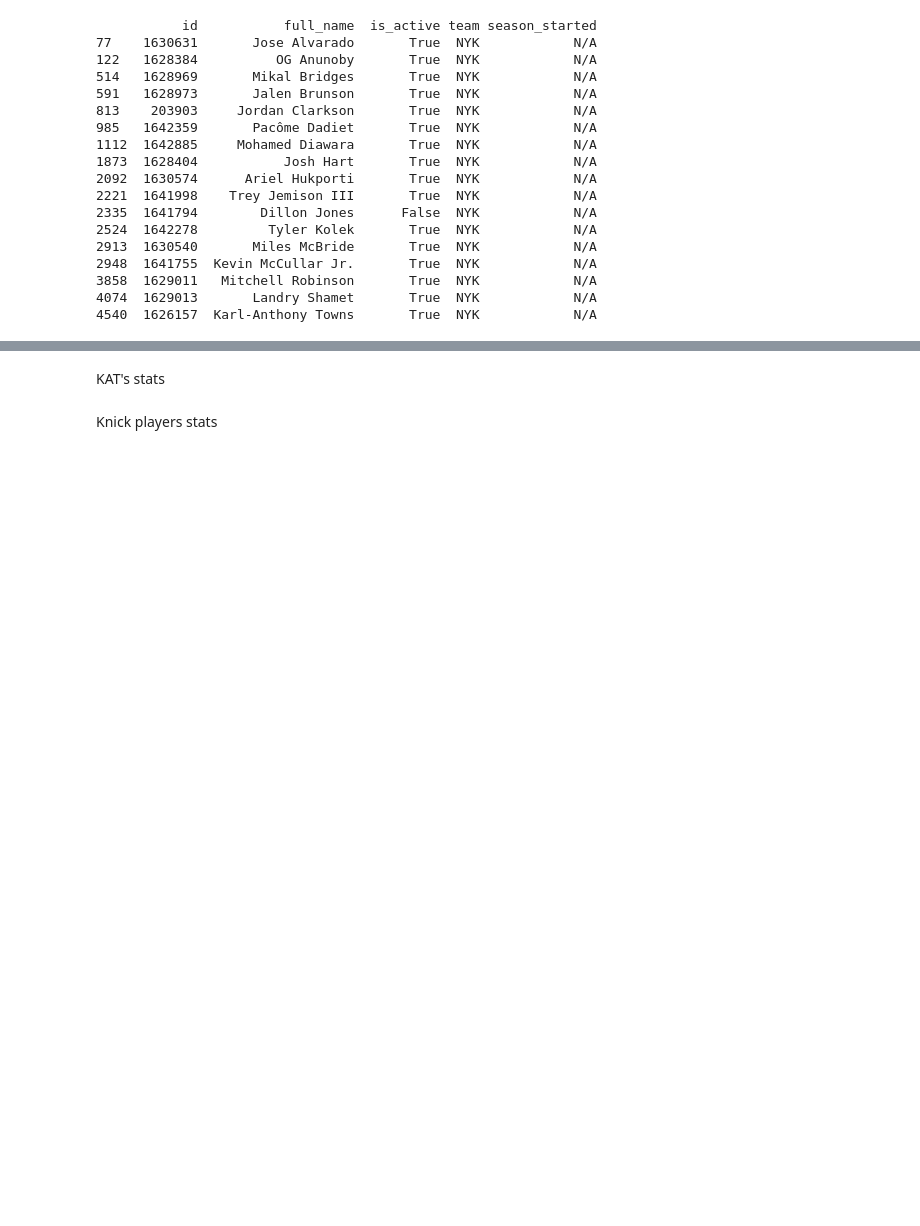
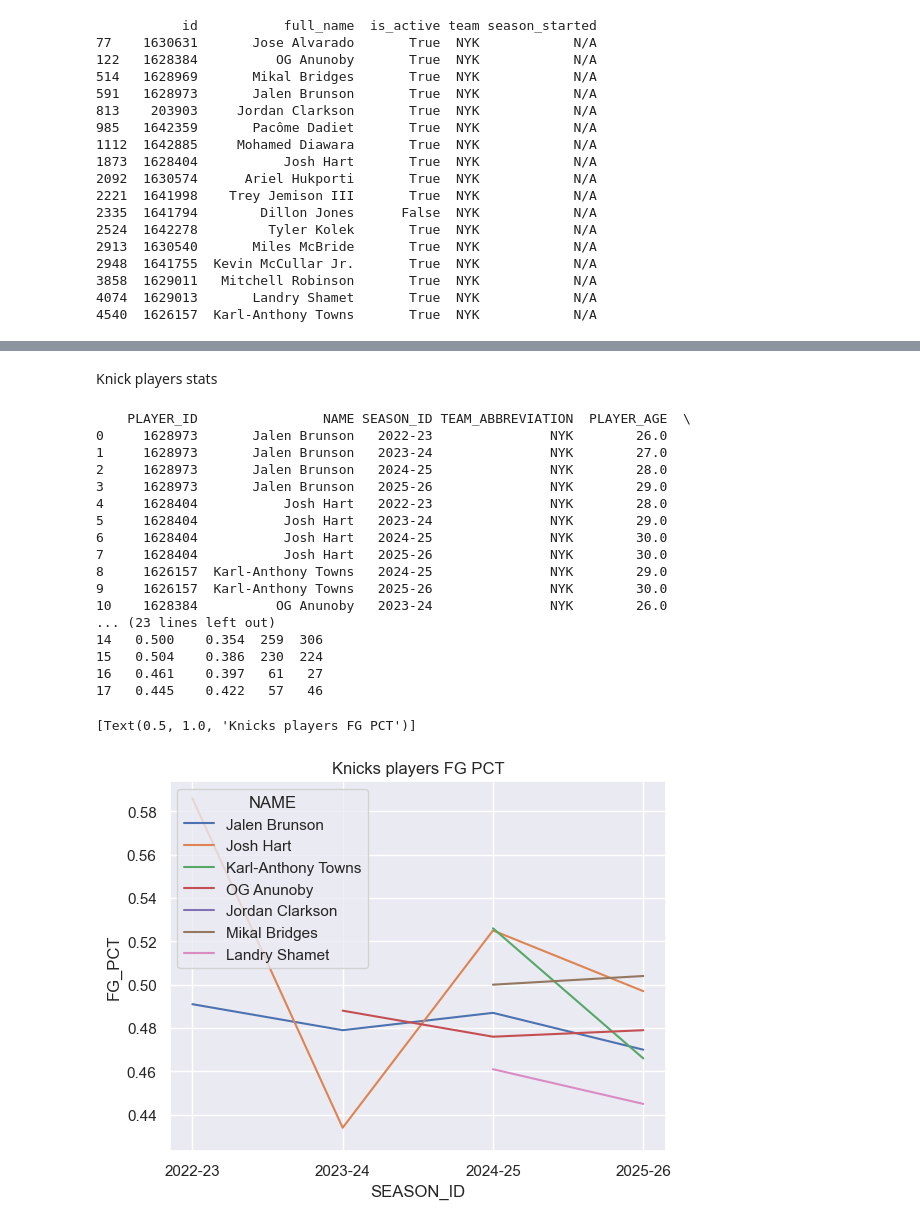
Before and after one commit to Denito37/NBA_project, a Jupyter notebook: dataEDA.ipynb, the cells around one changed output, grey strips where cells are left out. Saved outputs shown, nothing was run; the diff lists cells and outputs as text; code cells hidden in the pictures; blank space fills up the shorter version.

Commit message:
averaging player stats

```diff
--- a/dataEDA.ipynb
+++ b/dataEDA.ipynb
@@ -46,6 +46,9 @@ knicks_active_players = [
     'Landry Shamet','Mohamed Diawara', 'Ariel Hukporti',
     'Pacôme Dadiet','Jose Alvarado', 'Dillon Jones',
     'Kevin McCullar Jr.','Trey Jemison III'
+    ]
+knicks_starting_lineup = ['Jalen Brunson','Josh Hart','Karl-Anthony Towns',
+    'OG Anunoby','Jordan Clarkson','Mikal Bridges','Landry Shamet'
     ]
 # EXTRACT
 players_list = players.get_players()
@@ -126,2 +81,0 @@ sns.lineplot(
-# %% [markdown]
-KAT's stats
@@ -141,7 +82,7 @@ sns.lineplot(
 # %% [markdown]
 Knick players stats
 # %%
-knicks_player_id = [ knicks_players['id'].loc[knicks_players['full_name'] == player] for player in knicks_active_players]
+knicks_player_id = [ knicks_players['id'].loc[knicks_players['full_name'] == player] for player in knicks_starting_lineup]
 knicks_player_id = [id.values[0] for id in knicks_player_id]
 Knicks_player_stats_df = pd.DataFrame()
 # %%
@@ -149,6 +90,48 @@ for player_id in knicks_player_id:
     player_k = playercareerstats.PlayerCareerStats(player_id = player_id)
     player_k_stats = player_k.season_totals_regular_season.get_data_frame()
     player_NYK_stats = player_k_stats.loc[player_k_stats['TEAM_ABBREVIATION'] == 'NYK']
-    Knicks_player_stats_df = pd.concat([Knicks_player_stats_df,player_NYK_stats],ignore_index=False)
+    Knicks_player_stats_df = pd.concat([Knicks_player_stats_df,player_NYK_stats],ignore_index=True)
 # %%
-print(Knicks_player_stats_df.info())
+id_to_name = {
+    1628973:'Jalen Brunson',
+    1628404: 'Josh Hart',
+    1626157: 'Karl-Anthony Towns',
+    1628384: 'OG Anunoby',
+    203903 : 'Jordan Clarkson',
+    1628969: 'Mikal Bridges',
+    1629013: 'Landry Shamet'
+}
+
+for player_id, player_name in id_to_name.items():
+    Knicks_player_stats_df.loc[Knicks_player_stats_df['PLAYER_ID'] == player_id, 'NAME'] = player_name
+
+stats_columns = ['PLAYER_ID','NAME','SEASON_ID','TEAM_ABBREVIATION','PLAYER_AGE','FG_PCT','FG3_PCT','REB','AST']
+
+print(Knicks_player_stats_df[stats_columns])
+
+sns.lineplot(
+    data= Knicks_player_stats_df,
+    x= 'SEASON_ID',
+    y='FG_PCT',
+    hue='NAME'
+).set(title = 'Knicks players FG PCT')
+# %% [output]
+    PLAYER_ID                NAME SEASON_ID TEAM_ABBREVIATION  PLAYER_AGE  \
+0     1628973       Jalen Brunson   2022-23               NYK        26.0
+1     1628973       Jalen Brunson   2023-24               NYK        27.0
+2     1628973       Jalen Brunson   2024-25               NYK        28.0
+3     1628973       Jalen Brunson   2025-26               NYK        29.0
+4     1628404           Josh Hart   2022-23               NYK        28.0
+5     1628404           Josh Hart   2023-24               NYK        29.0
+6     1628404           Josh Hart   2024-25               NYK        30.0
+7     1628404           Josh Hart   2025-26               NYK        30.0
+8     1626157  Karl-Anthony Towns   2024-25               NYK        29.0
+9     1626157  Karl-Anthony Towns   2025-26               NYK        30.0
+10    1628384          OG Anunoby   2023-24               NYK        26.0
+... (23 lines left out)
+14   0.500    0.354  259  306
+15   0.504    0.386  230  224
+16   0.461    0.397   61   27
+17   0.445    0.422   57   46
+[Text(0.5, 1.0, 'Knicks players FG PCT')]
+[figure, added]
```
Also changed, not shown: parts of 9 cells of this notebook.
